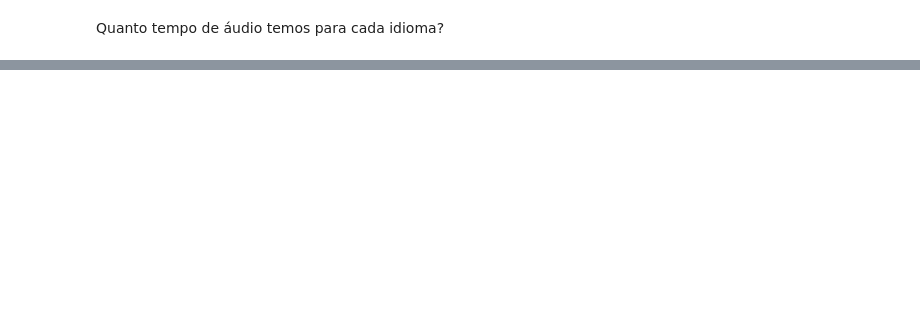
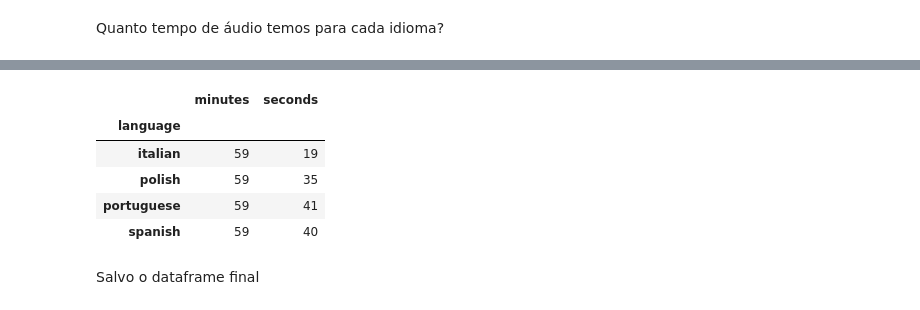
Before and after one commit to mpereiramoretti/multilingual_classification, a Jupyter notebook: notebooks/1_0_detalhamento_do_dataset.ipynb, the cells around one changed output, grey strips where cells are left out. Drawn from its saved outputs; the diff is of its cells as text; code cells hidden in the pictures; blank space fills up the shorter version.

```diff
--- a/notebooks/1_0_detalhamento_do_dataset.ipynb
+++ b/notebooks/1_0_detalhamento_do_dataset.ipynb
@@ -287 +292,15 @@ spanish       0.994529
 Name: duration_s, dtype: float64
+# %%
+minutes = seconds_total / 60
+seconds = seconds_total - (minutes).astype(int) * 60
+# %%
+pd.concat([minutes.astype(int).rename("minutes").to_frame(), seconds.astype(int).rename("seconds").to_frame()], axis=1)
+# %% [output]
+|  | minutes | seconds |
+| language |  |  |
+| italian | 59 | 19 |
+| polish | 59 | 35 |
+| portuguese | 59 | 41 |
+| spanish | 59 | 40 |
+# %% [markdown]
+Salvo o dataframe final
```
Also changed, not shown: parts of 8 cells of this notebook, 1 other file.
